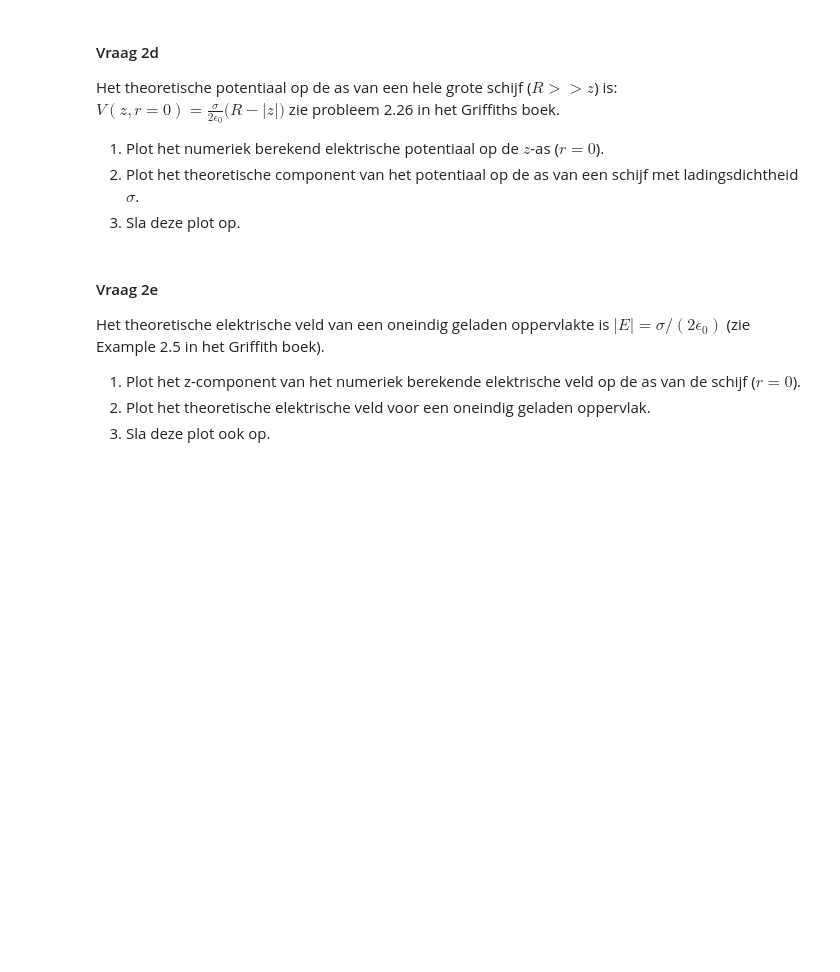
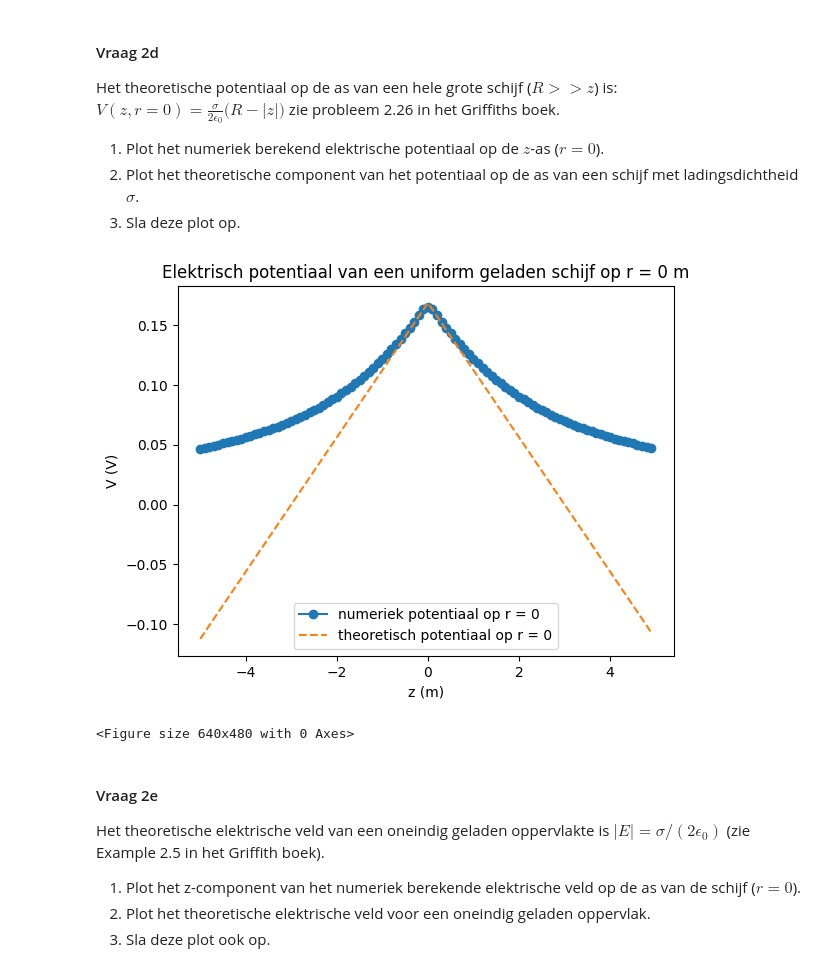
Before and after one commit to Peppertje/opdrachten-DEF-D-Pepper, a Jupyter notebook: DigitaleOntwerpopdrachten/1CondensatorOpdracht/CondensatorOntwerpopdracht.ipynb, the cells around one changed output. Saved outputs shown, nothing was run; the diff lists cells and outputs as text; code cells hidden in the pictures; blank space fills up the shorter version.

```diff
--- a/DigitaleOntwerpopdrachten/1CondensatorOpdracht/CondensatorOntwerpopdracht.ipynb
+++ b/DigitaleOntwerpopdrachten/1CondensatorOpdracht/CondensatorOntwerpopdracht.ipynb
@@ -231,9 +240,27 @@ zie probleem 2.26 in het Griffiths boek.
 2. Plot het theoretische component van het potentiaal op de as van een schijf met ladingsdichtheid $\sigma$.
 3. Sla deze plot op.
 # %%
-###
-###Hier jouw code###
-###
+#1
+idx_r_zero = find_idx_nearest(r, 0)
+V_z = V[:, idx_r_zero]  # potentiaal op r = 0
+plt.plot(z, V_z, "o-", label="numeriek potentiaal op r = 0")
+
+#2
+def theoretical_V_z(z):
+    return sigma * (disk_radius - abs(z)) / (2 * epsilon0)
+plt.plot(z, theoretical_V_z(z), "--", label="theoretisch potentiaal op r = 0")
+
+plt.xlabel("z (m)")
+plt.ylabel("V (V)")
+plt.title("Elektrisch potentiaal van een uniform geladen schijf op r = 0 m")
+plt.legend()
+plt.show()
+
+#3
+plt.savefig("potential_disk_r0.png", dpi=300)
+# %% [output]
+[figure, added]
+<Figure size 640x480 with 0 Axes>
 # %% [markdown]
 #### Vraag 2e
 
```
Also changed, not shown: parts of 5 cells of this notebook, 1 other file.
